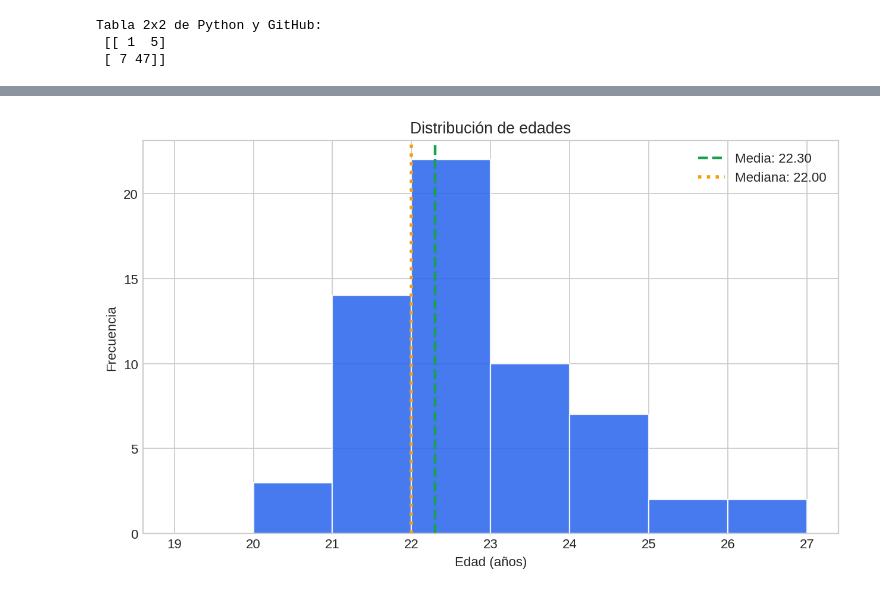
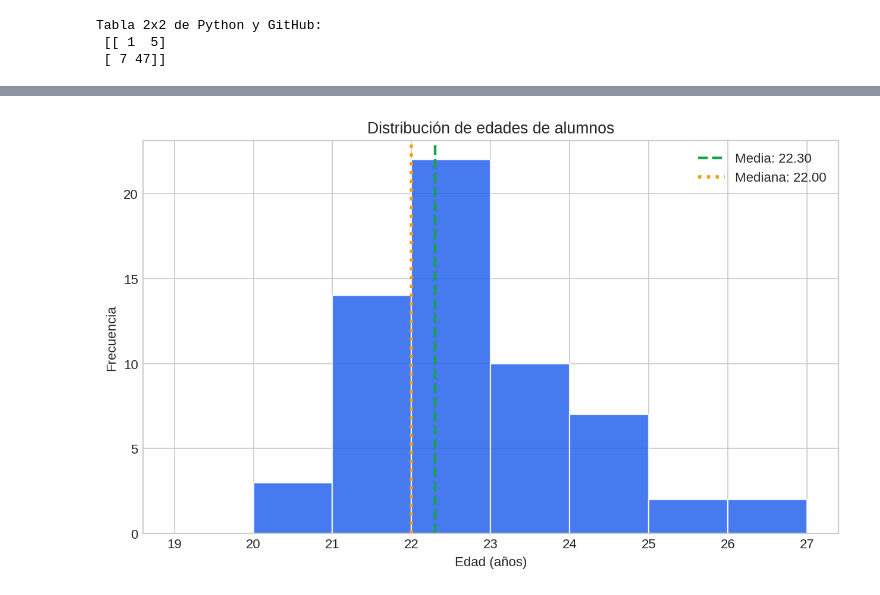
Before and after one commit to LuisAlonsoXP/Mineria_DE_Datos, a Jupyter notebook: mineria.ipynb, the cells around one changed output, grey strips where cells are left out. Cells and saved outputs as stored; diff of their text form; code cells hidden in the pictures.

```diff
--- a/mineria.ipynb
+++ b/mineria.ipynb
@@ -569,7 +569,7 @@ df['usa_colab'] = df['¿Has utilizado Google Colab?'].map(map_sn)
 df['cuenta_github'] = df['¿Tienes cuenta de GitHub?'].map(map_sn)
 
 # --- Paleta de colores ---
-accent  = '#2563eb'  # azul
+accent  = 'red'  # azul
 accent2 = '#16a34a'  # verde
 accent3 = '#f59e0b'  # ámbar
 neutral = '#6b7280'  # gris
@@ -618,7 +618,7 @@ for ax, col, title, color in zip(
 ):
     counts = df[col].value_counts().reindex([True, False]).fillna(0).astype(int)
     labels = ['Sí','No']
-    ax.bar(labels, counts, color=[color, neutral], edgecolor='white')
+    bars = ax.bar(labels, counts, color=[color, neutral], edgecolor='white')
     ax.set_title(title)
     ax.set_ylim(0, max(counts.max(), 1)+2)
     for i, v in enumerate(counts):
@@ -725,20 +725,20 @@ summary_age
 # %%
 # =========================
 # 1) Histograma de edades
 # =========================
 fig, ax = plt.subplots(figsize=(8,5))
 bins = range(int(df['edad'].min())-1, int(df['edad'].max())+2)
 ax.hist(df['edad'], bins=bins, color=accent, edgecolor='white', alpha=0.85)
 mean_age = df['edad'].mean()
 med_age = df['edad'].median()
 ax.axvline(mean_age, color=accent2, linestyle='--', linewidth=2, label=f"Media: {mean_age:.2f}")
 ax.axvline(med_age, color=accent3, linestyle=':', linewidth=2.5, label=f"Mediana: {med_age:.2f}")
-ax.set_title('Distribución de edades')
+ax.set_title('Distribución de edades de alumnos')
 ax.set_xlabel('Edad (años)')
 ax.set_ylabel('Frecuencia')
 ax.legend()
 plt.tight_layout()
 plt.show()
 fig.savefig('01_hist_edades.png', dpi=180)
 # %% [output]
-[figure, old version]
+[figure, new version]
```
Also changed, not shown: parts of 6 cells of this notebook.
